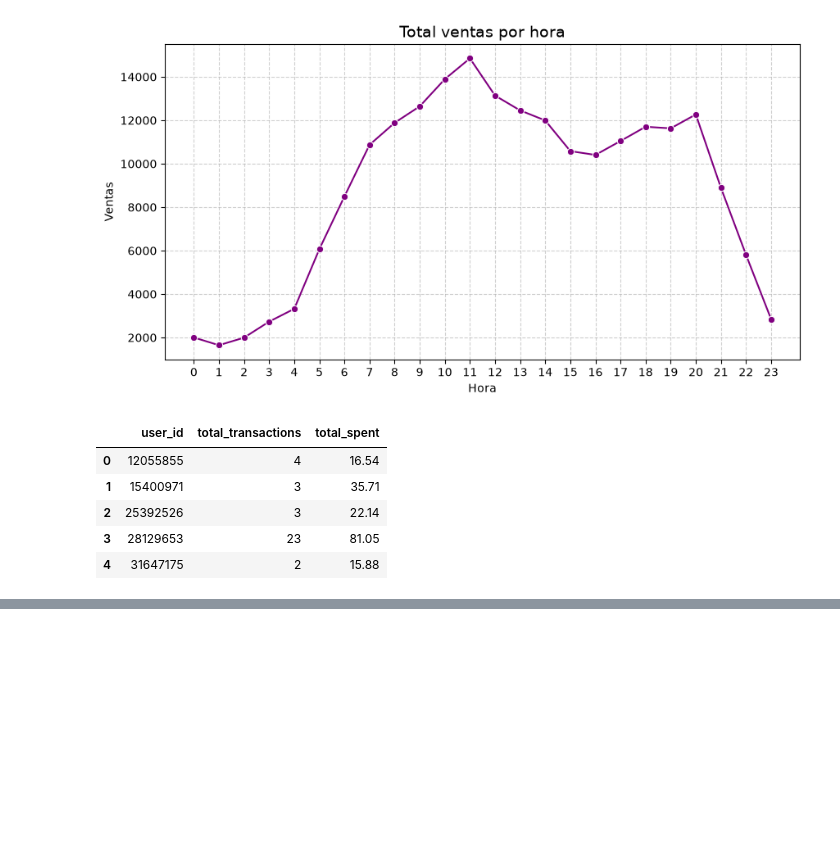
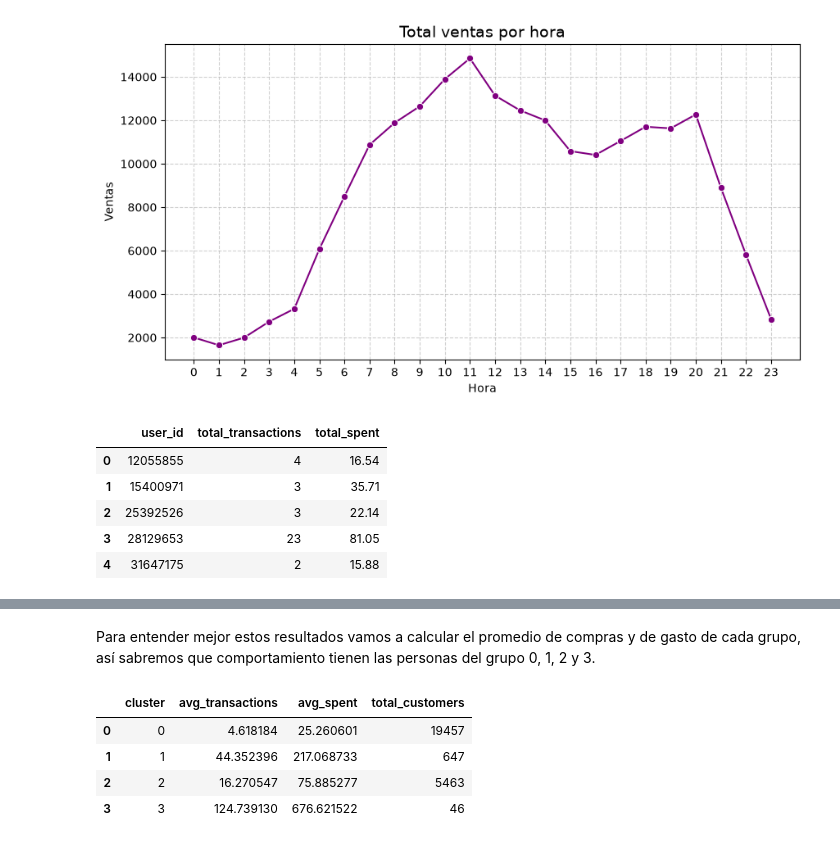
Before and after one commit to ricardosemanate/cosmetics-customer-segmentation, a Jupyter notebook: 01_data_exploration.ipynb, the cells around one changed output, grey strips where cells are left out. Cells and saved outputs as stored; diff of their text form; code cells hidden in the pictures; blank space fills up the shorter version.

```diff
--- a/01_data_exploration.ipynb
+++ b/01_data_exploration.ipynb
@@ -270,0 +301,17 @@ customer_profiles.head()
+# %% [markdown]
+Para entender mejor estos resultados vamos a calcular el promedio de compras y de gasto de cada grupo, así sabremos que comportamiento tienen las personas del grupo 0, 1, 2 y 3.
+# %%
+cluster_analysis = customer_profiles.groupby('cluster').agg({
+    'total_transactions': 'mean',
+    'total_spent': 'mean',
+    'user_id': 'size'
+}).reset_index()
+
+cluster_analysis.columns = ['cluster', 'avg_transactions', 'avg_spent', 'total_customers']
+cluster_analysis
+# %% [output]
+|  | cluster | avg_transactions | avg_spent | total_customers |
+| 0 | 0 | 4.618184 | 25.260601 | 19457 |
+| 1 | 1 | 44.352396 | 217.068733 | 647 |
+| 2 | 2 | 16.270547 | 75.885277 | 5463 |
+| 3 | 3 | 124.739130 | 676.621522 | 46 |
```
Also changed, not shown: parts of 5 cells of this notebook.
